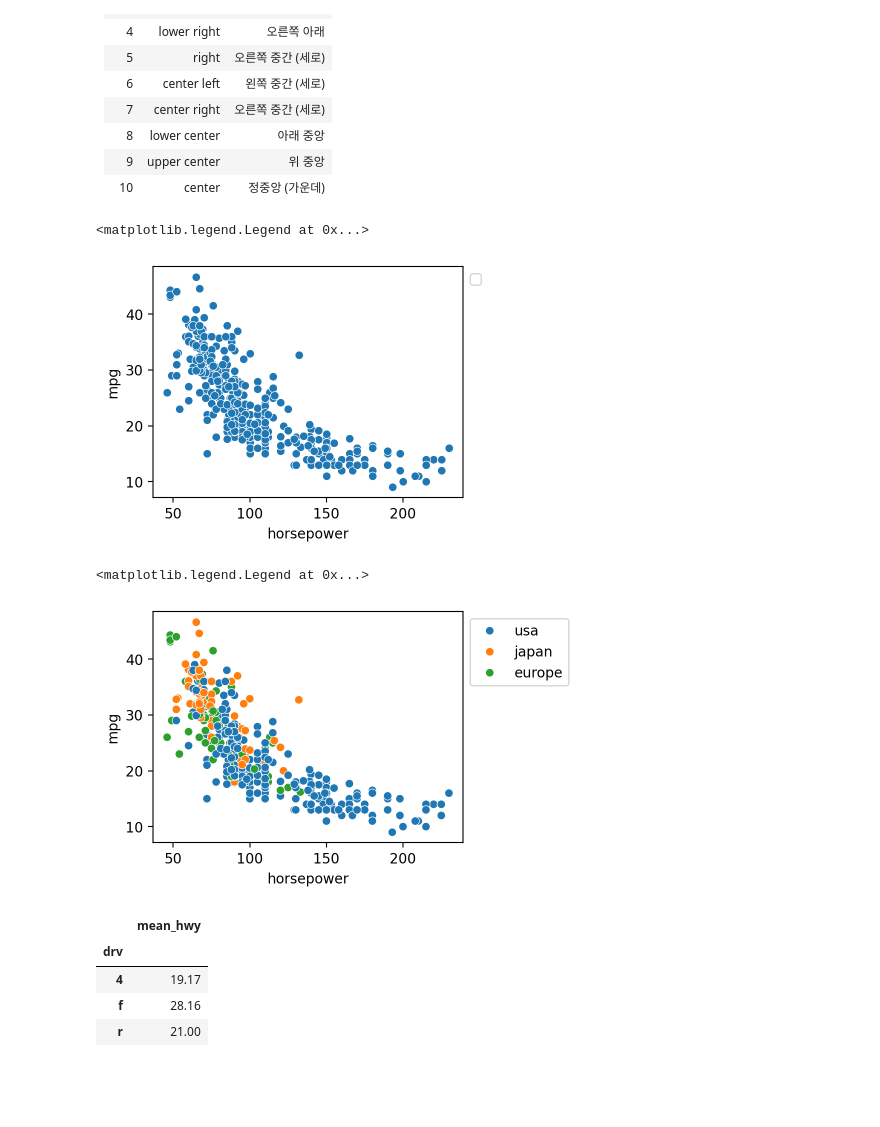
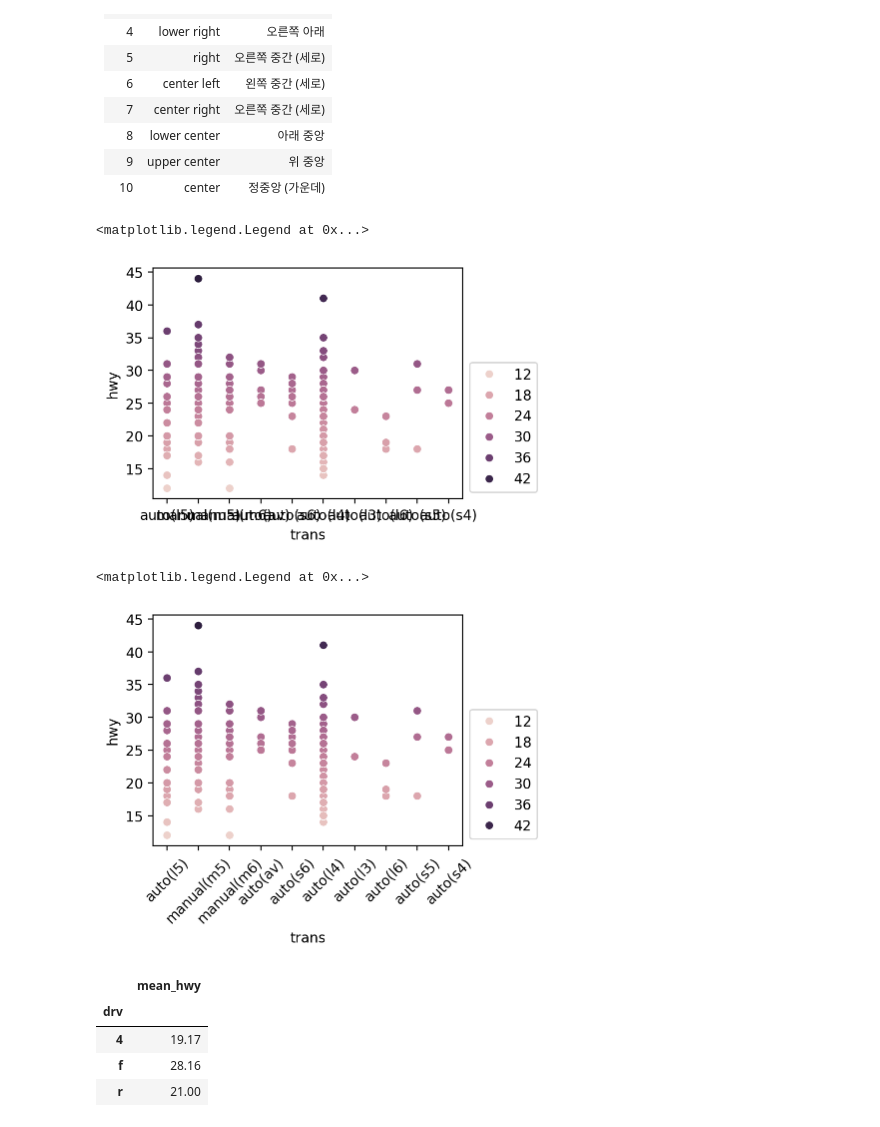
Before and after one commit to kimdfarm/2025-1-myclass-BDA, a Jupyter notebook: inclass/10w_B_wed_0507_easy_ch08.ipynb, the cells around one changed output. Drawn from its saved outputs; the diff is of its cells as text; code cells hidden in the pictures; blank space fills up the shorter version.

```diff
--- a/inclass/10w_B_wed_0507_easy_ch08.ipynb
+++ b/inclass/10w_B_wed_0507_easy_ch08.ipynb
@@ -54,6 +54,6 @@ remote: Total 24 (delta 4), reused 0 (delta 0), pack-reused 0 (from 0)
 Receiving objects: 100% (24/24), 2.14 MiB | 5.29 MiB/s, done.
 Resolving deltas: 100% (4/4), done.
 # %%
-mpg = sns.load_dataset('mpg')
+mpg = pd.read_csv('data/mpg')
 mpg.info()
 # %% [output]
@@ -141,18 +129,21 @@ plt.legend(loc='upper left' , bbox_to_anchor=(1.1,1))
 | 9  | upper center | 위 중앙        |
 | 10 | center       | 정중앙 (가운데)   |
 # %%
-sns.scatterplot(data=mpg, x='horsepower', y='mpg' , hue)
-plt.legend(loc='upper left' , bbox_to_anchor=(1,1))
+
+sns.scatterplot(data=mpg, x='trans', y='hwy', hue='hwy')
+plt.legend(loc='lower left', bbox_to_anchor=[1, 0])
 # %% [output]
 <matplotlib.legend.Legend at 0x...>
-[figure, old version]
+[figure, new version]
 # %%
-myPlot = sns.scatterplot(data=mpg, x='horsepower', y='mpg' , hue='origin')
-myPlot.tick_params(axis='x' , label)
-plt.legend(loc='upper left' , bbox_to_anchor=(1,1))
+
+
+myPlot = sns.scatterplot(data=mpg, x='trans', y='hwy', hue='hwy')
+myPlot.tick_params(axis='x', labelrotation=45)
+myPlot.legend(loc='lower left', bbox_to_anchor=[1, 0])
 # %% [output]
 <matplotlib.legend.Legend at 0x...>
-[figure, old version]
+[figure, new version]
 # %%
 df_mpg = mpg.groupby('drv').agg(mean_hwy = ('hwy', 'mean'))
 df_mpg
```
Also changed, not shown: parts of 53 cells of this notebook.
